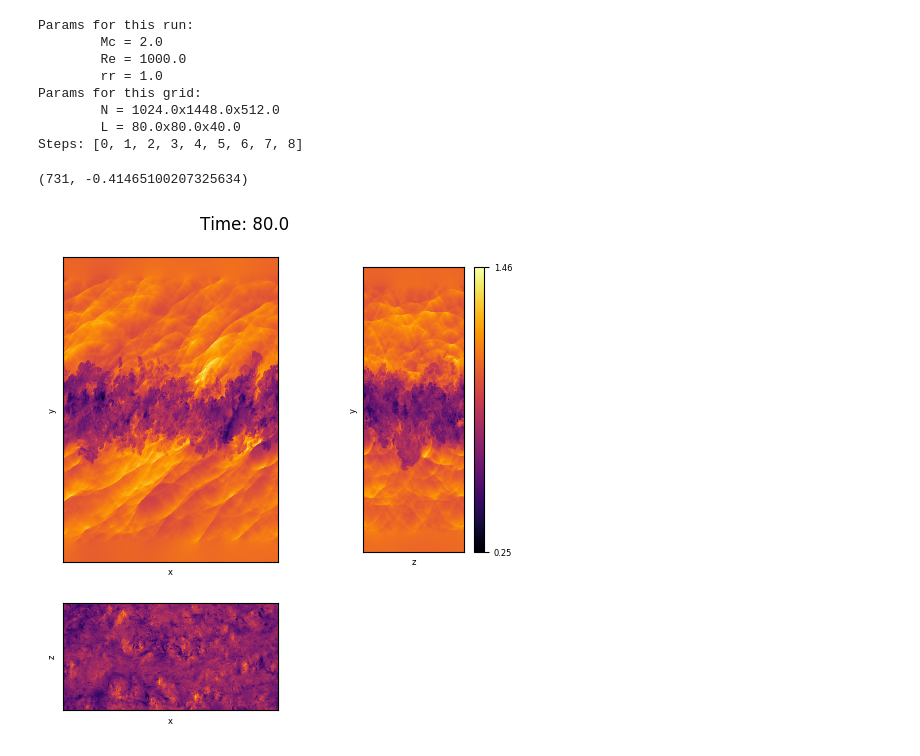
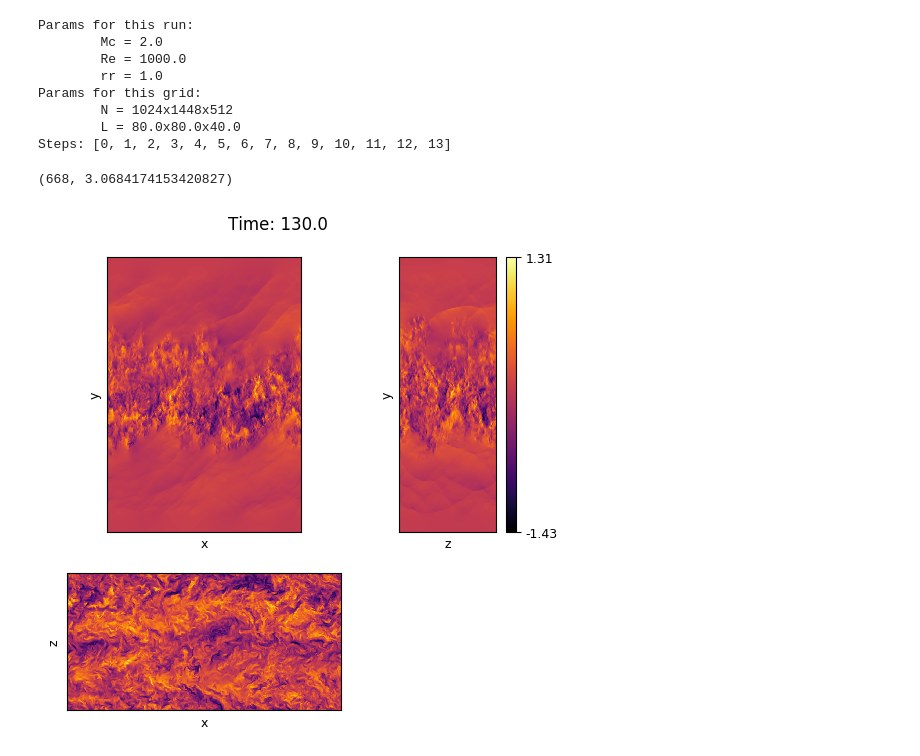
Before and after one commit to FPAL-Stanford-University/FloATPy, a Jupyter notebook: post/plot_slices_all_planes.ipynb, the cells around one changed output. Cells and saved outputs as stored; diff of their text form; code cells hidden in the pictures.

```diff
--- a/post/plot_slices_all_planes.ipynb
+++ b/post/plot_slices_all_planes.ipynb
@@ -27,20 +27,8 @@ def get_centerline(directory,y,tID):
     return ic,y[ic]
 # %%
 # directory = '/projects/ShockInducedMix/ShearLayerData/production/Mc02/rr1/256x512x128/'
-# directory = '/projects/ShockInducedMix/ShearLayerData/production/Mc02/rr1/1024x1448x512/'
-# directory = '/projects/ShockInducedMix/ShearLayerData/production/Mc02/rr7/1024x1448x512/'
-# directory = '/projects/ShockInducedMix/ShearLayerData/production/Mc02/rr_7/1024x1448x512/'
-
-# directory = '/projects/ShockInducedMix/ShearLayerData/production/Mc04/rr1/1024x1448x512/'
-# directory = '/projects/ShockInducedMix/ShearLayerData/production/Mc08/rr1/1024x1448x512/'
-# directory = '/projects/ShockInducedMix/ShearLayerData/production/Mc08/rr7/1024x1448x512/'
-# directory = '/projects/ShockInducedMix/ShearLayerData/production/Mc08/rr_7/1024x1448x512/'
-
-# directory = '/projects/ShockInducedMix/ShearLayerData/production/Mc12/rr1/1024x1448x512/'
-# directory = '/projects/ShockInducedMix/ShearLayerData/production/Mc16/rr1/1024x1448x512/'
-# directory = '/projects/ShockInducedMix/ShearLayerData/production/Mc20/rr1/1024x1448x512/'
-# directory = '/projects/ShockInducedMix/ShearLayerData/production/Mc20/rr7/1024x1448x512/'
-# directory = '/projects/ShockInducedMix/ShearLayerData/production/Mc20/rr_7/1024x1448x512/'
+# directory = '/projects/ShockInducedMix/ShearLayerData/production/Mc02/rr1/512x724x256/'
+directory = '/projects/ShockInducedMix/ShearLayerData/production/Mc20/rr1/1024x1448x512/'
 
 filename_prefix = directory+'/shearlayer_'
 reader = por.PadeopsReader(filename_prefix, periodic_dimensions=(True,False,True))
@@ -58,9 +46,9 @@ Params for this run:
         Re = 1000.0
         rr = 1.0
 Params for this grid:
-        N = 1024.0x1448.0x512.0
+        N = 1024x1448x512
         L = 80.0x80.0x40.0
-Steps: [0, 1, 2, 3, 4, 5, 6, 7, 8]
+Steps: [0, 1, 2, 3, 4, 5, 6, 7, 8, 9, 10, 11, 12, 13]
 # %%
 
 def visualize_all_planes(Nx,Ny,Nz, reader, qname, ic, cmap, savename=''):
@@ -68,6 +56,8 @@ def visualize_all_planes(Nx,Ny,Nz, reader, qname, ic, cmap, savename=''):
     fig = plt.figure(figsize=(6,6), dpi=100)
     gs = gridspec.GridSpec(2,2,width_ratios=[Nx/Nz,0.8],height_ratios=[Ny/Nz,1])
     #gs.update(wspace=0.005, hspace=0.05) # set the spacing between axes.
+
+    labelsize = 0.75*fs
 
     ax = {}
     for i in range(3):
@@ -91,35 +81,36 @@ def visualize_all_planes(Nx,Ny,Nz, reader, qname, ic, cmap, savename=''):
     im = a.imshow( q[0,:,:], vmin=minval, vmax=maxval, cmap=cmap, origin='lower', interpolation='nearest')#spline36
     a.set_xlabel('z',fontsize=labelsize)
     a.set_ylabel('y',fontsize=labelsize)
 
     # xz plane
     a = ax[2]
     im = a.imshow( np.transpose(np.squeeze(q[:,ic,:])), vmin=minval, vmax=maxval, cmap=cmap, origin='lower', interpolation='nearest')#spline36
     a.set_xlabel('x',fontsize=labelsize)
     a.set_ylabel('z',fontsize=labelsize)
 
     # set the colorbar
     divider1 = make_axes_locatable(ax[1])
     cax = divider1.append_axes('right', size='10%', pad=0.1)
     cbar = plt.colorbar(im, cax,ticks=[minval, maxval])
     cbar.ax.set_yticklabels(['%0.2f'%(minval), '%0.2f'%(maxval)])
     cbar.ax.tick_params(labelsize=labelsize)
 
     # set the overall title and save
     fig.suptitle('Time: {}'.format(np.around(reader.time,-1)),size=fs,y=0.95)
     if savename:
         plt.savefig(savename, dpi=300,bbox_inches='tight')
         plt.close(fig)
         print "Saved plot to ",savename
     else: plt.show()
 
 reader.step = max(steps)
 ic, yc = get_centerline(directory,y,max(steps))
 print(ic,yc)
 
-visualize_all_planes(Nx,Ny,Nz, reader, 'rho', ic=ic, cmap='inferno', savename='') #inferno,afmhot,viridis
+qname='v'
+visualize_all_planes(Nx,Ny,Nz, reader, qname, ic=ic, cmap='inferno', savename='') #inferno,afmhot,viridis
 # %% [output]
-(731, -0.41465100207325634)
+(668, 3.0684174153420827)
-[figure, old version]
+[figure, new version]
 # %%
 # plot all
```
Also changed, not shown: parts of 1 cell of this notebook, 53 other files.
